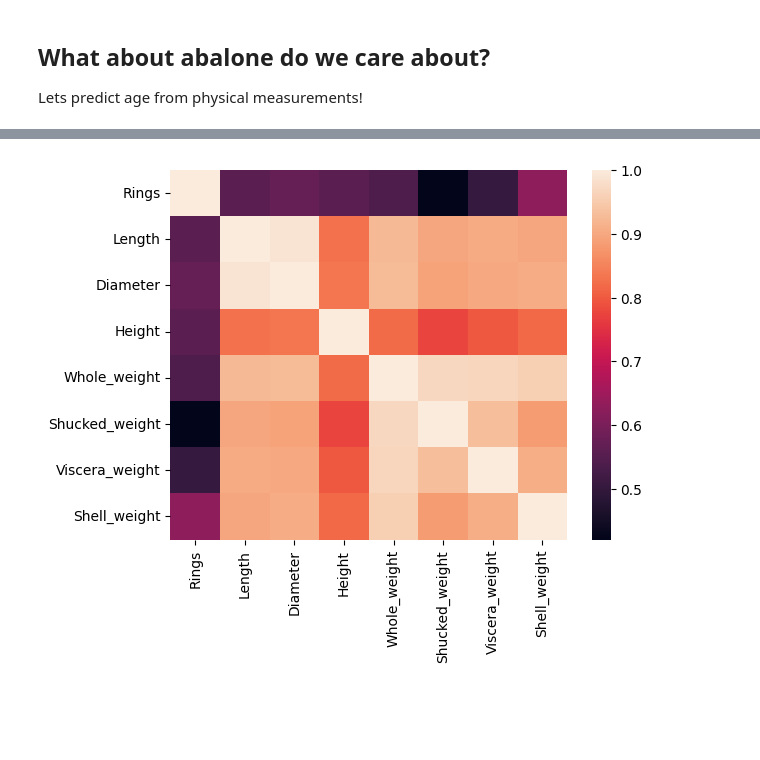
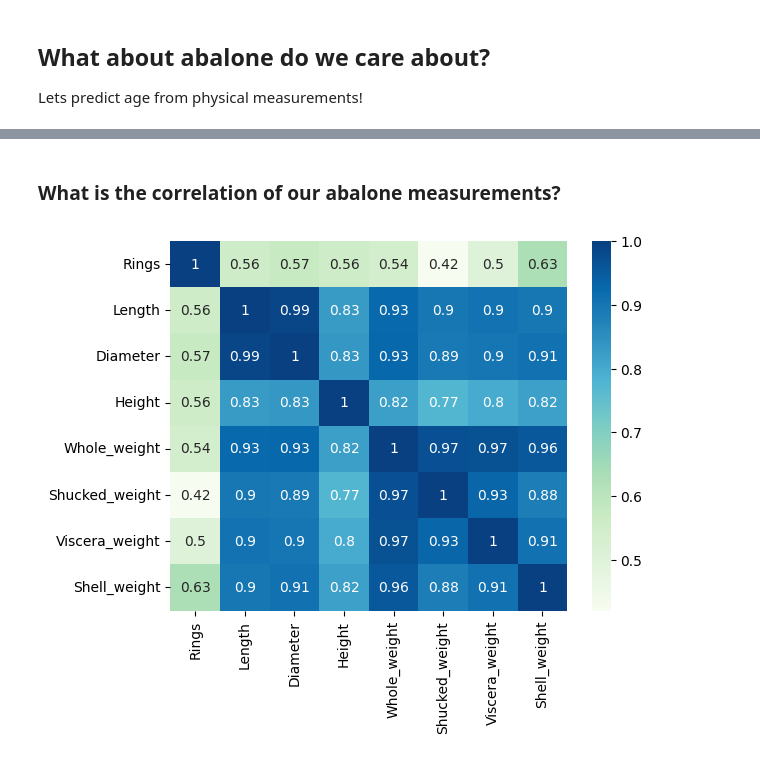
Before and after one commit to takeenshamloo/eds217-data-exploration-project, a Jupyter notebook: AbaloneProject.ipynb, the cells around one changed output, grey strips where cells are left out. Drawn from its saved outputs; the diff is of its cells as text; code cells hidden in the pictures; blank space fills up the shorter version.

```diff
--- a/AbaloneProject.ipynb
+++ b/AbaloneProject.ipynb
@@ -143,9 +171,13 @@ plt.show()
+# %% [markdown]
+### What is the correlation of our abalone measurements?
 # %%
 corr_abalone = (i_love_abalone_deluxe_sorted
                  .select_dtypes(include=['float64', 'int64'])
                  .corr())
 # %%
-sns.heatmap(corr_abalone)
+sns.heatmap(corr_abalone,
+            annot=True,
+            cmap="GnBu")
 plt.show()
 # %% [output]
-[figure, old version]
+[figure, new version]
```
Also changed, not shown: parts of 14 cells of this notebook.
